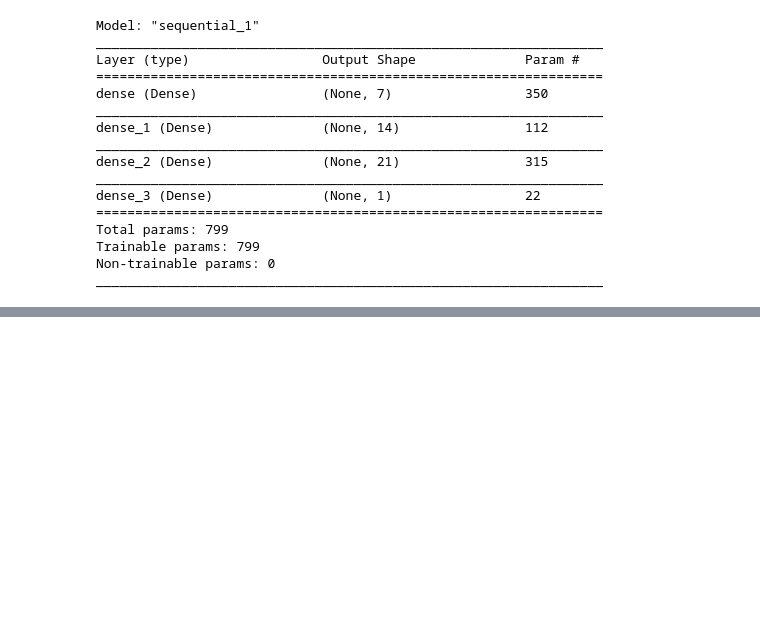
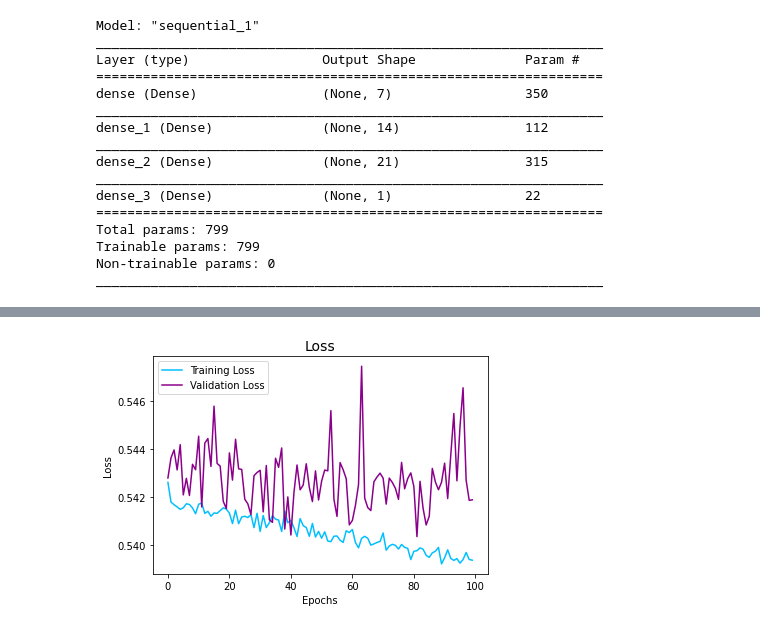
Before and after one commit to uldom/Charity_Funding_Predictor, a Jupyter notebook: Charity_Funding_Predictor.ipynb, the cells around one changed output, grey strips where cells are left out. Saved outputs shown, nothing was run; the diff lists cells and outputs as text; code cells hidden in the pictures; blank space fills up the shorter version.

```diff
--- a/Charity_Funding_Predictor.ipynb
+++ b/Charity_Funding_Predictor.ipynb
@@ -320,0 +362,10 @@ nn.compile(loss = 'binary_crossentropy', optimizer = 'adam', metrics=['accuracy'
+# %%
+plt.title('Loss',fontsize=14)
+plt.plot(fit_model.history['loss'], 'deepskyblue', label='Training Loss')
+plt.plot(fit_model.history['val_loss'],'darkmagenta', label='Validation Loss')
+plt.xlabel('Epochs')
+plt.ylabel('Loss')
+plt.legend()
+plt.show()
+# %% [output]
+[figure, added]
```
Also changed, not shown: parts of 6 cells of this notebook.
